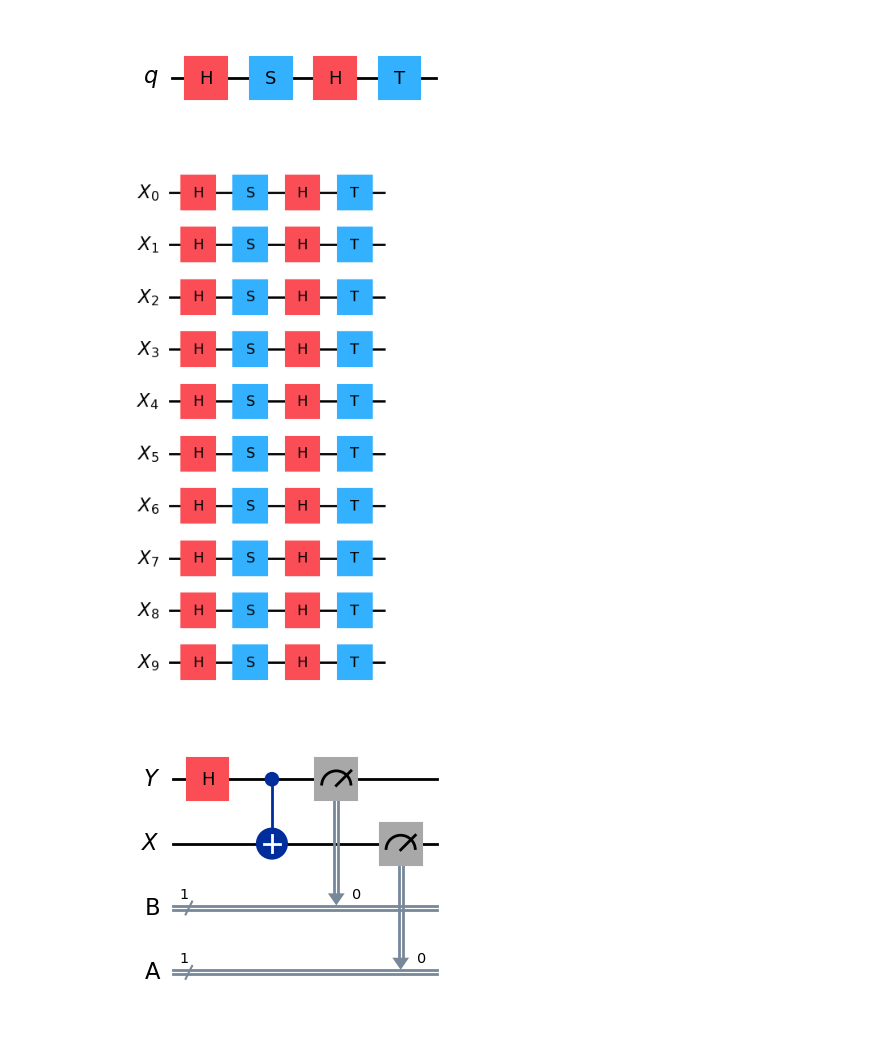
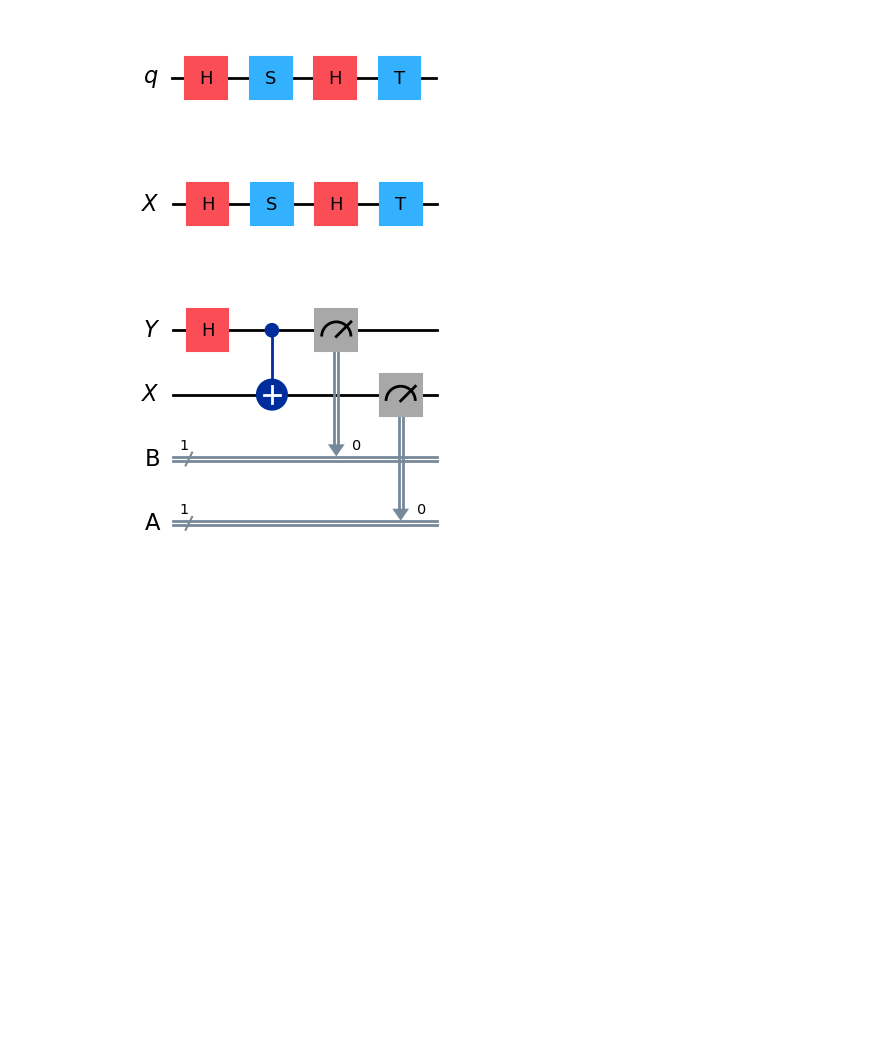
Before and after one commit to hugopgs/Qiskit-Quantumcomputing-training, a Jupyter notebook: Qiskit_IBMtraining/Quantum_circuits.ipynb, the cells around one changed output. Saved outputs shown, nothing was run; the diff lists cells and outputs as text; code cells hidden in the pictures; blank space fills up the shorter version.

```diff
--- a/Qiskit_IBMtraining/Quantum_circuits.ipynb
+++ b/Qiskit_IBMtraining/Quantum_circuits.ipynb
@@ -18,17 +18,17 @@ display(circuit.draw('mpl'))
 # %% [output]
 [figure]
 # %%
-X = QuantumRegister(10, "X")
+X = QuantumRegister(1, "X")
 circuit = QuantumCircuit(X)
 
 circuit.h(X)
 circuit.s(X)
 circuit.h(X)
 circuit.t(X)
 
 display(circuit.draw('mpl'))
 # %% [output]
-[figure, old version]
+[figure, new version]
 # %%
 X = QuantumRegister(1, "X")
 Y = QuantumRegister(1, "Y")
```
Also changed, not shown: 2 other files.
